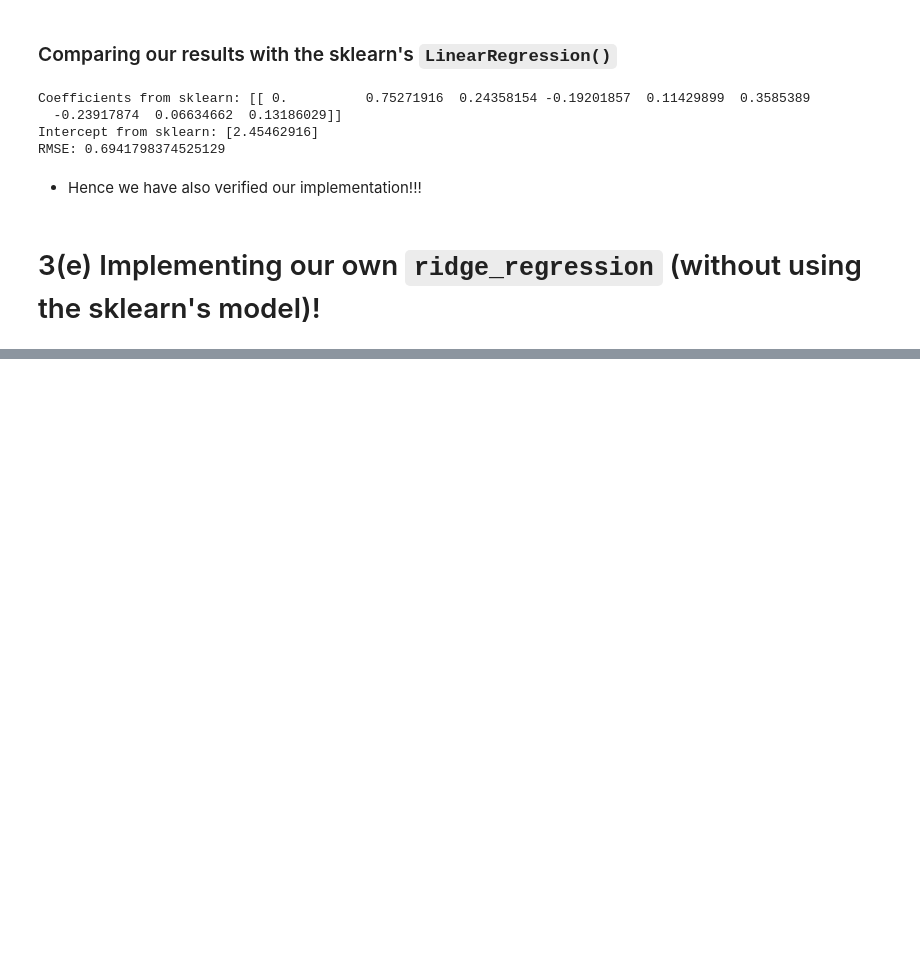
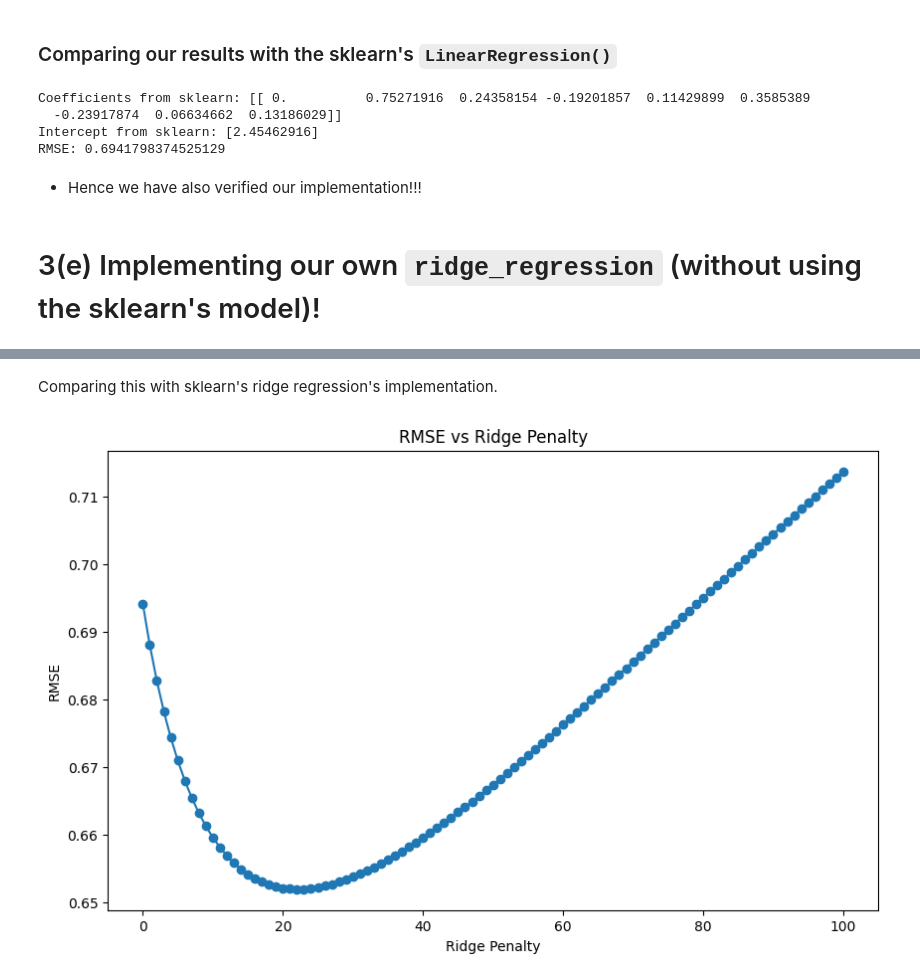
Before and after one commit to neelkanthrawat/Course_Computational_statistics_and_data_analysis, a Jupyter notebook: Exercise_7_CSADA_Regression_models.ipynb, the cells around one changed output, grey strips where cells are left out. Drawn from its saved outputs; the diff is of its cells as text; code cells hidden in the pictures; blank space fills up the shorter version.

```diff
--- a/Exercise_7_CSADA_Regression_models.ipynb
+++ b/Exercise_7_CSADA_Regression_models.ipynb
@@ -252,0 +307,44 @@ class RidgeRegression(OrdinaryLeastSquares):
+# %% [markdown]
+Comparing this with sklearn's ridge regression's implementation.
+# %%
+from sklearn.linear_model import Ridge
+
+# Assuming X_train, X_test, y_train, y_test are already defined
+
+# Create a range of ridge penalties
+ridge_penalties = np.linspace(0, 100,101)
+
+# Lists to store model parameters and RMSE values
+sklearn_model_params_list = []
+sklearn_rmse_values_list = []
+
+for penalty in ridge_penalties:
+    # Create Ridge Regression model
+    ridge_model = Ridge(alpha=penalty)
+
+    # Fit the model
+    ridge_model.fit(X_train, y_train)
+
+    # Collect model parameters
+    sklearn_model_params_list.append(ridge_model.coef_)
+
+    # Make predictions on the test set
+    predictions = ridge_model.predict(X_test)
+
+    # Calculate RMSE
+    rmse_value = np.sqrt(mean_squared_error(y_test, predictions))
+    #print(f"for penalty: {penalty} the rmse value is {rmse_value}")
+    sklearn_rmse_values_list.append(rmse_value)
+
+
+
+#print("model parameters are (SKLearn's ridge):"); print(model_params_list)
+
+# Convert lists to numpy arrays for plotting
+sklearn_model_params_array = np.array(sklearn_model_params_list)
+sklearn_rmse_values_array = np.array(sklearn_rmse_values_list)
+
+#plot_parameters_vs_penalty(ridge_penalties, sklearn_model_params_array)
+plot_rmse_vs_penalty(ridge_penalties, sklearn_rmse_values_array)
+# %% [output]
+[figure, added]
```
Also changed, not shown: parts of 5 cells of this notebook.
